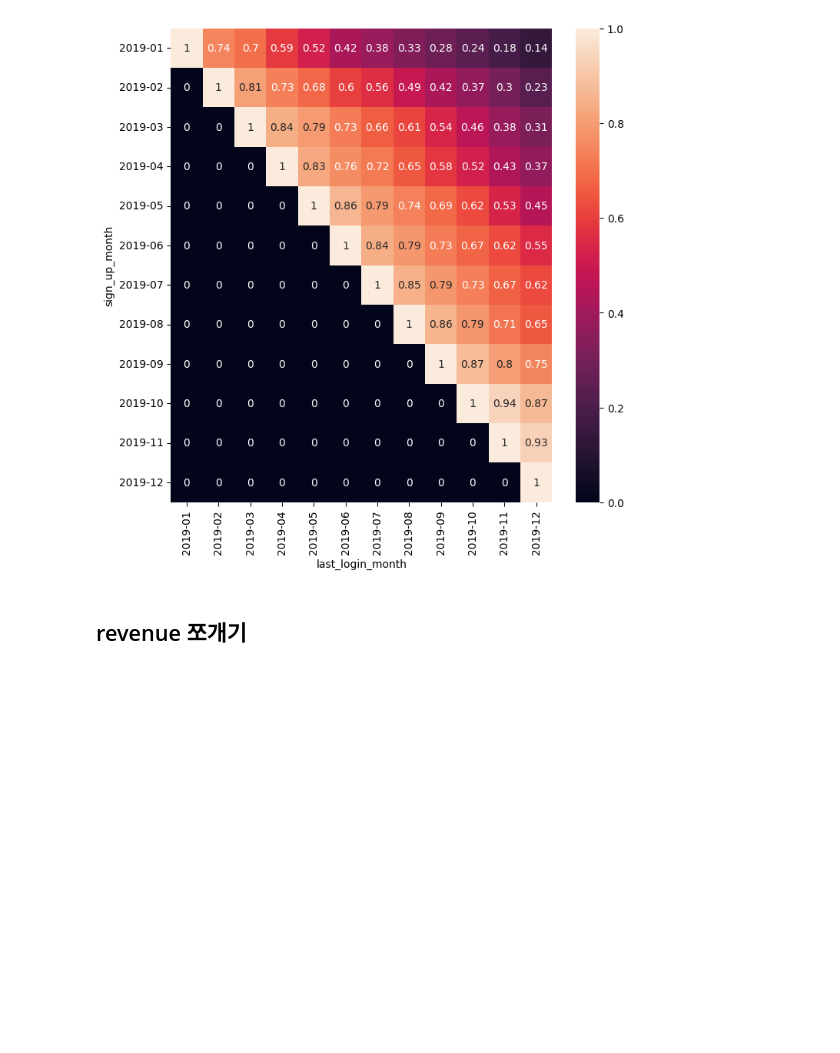
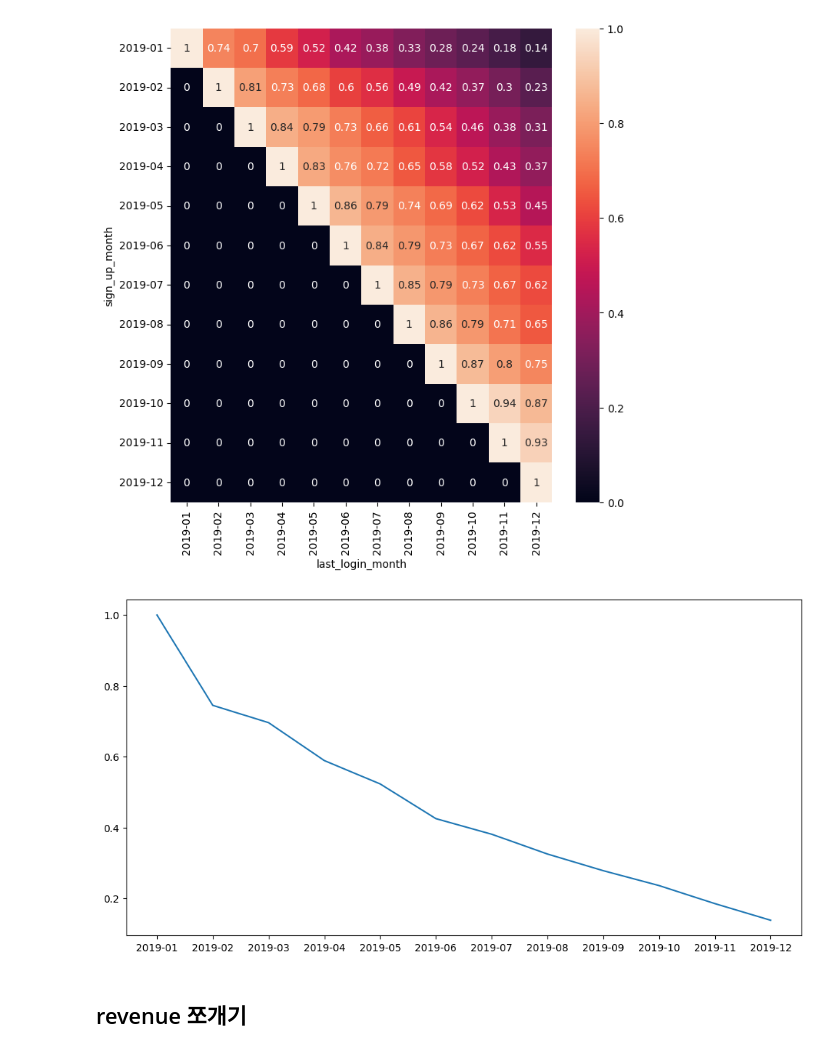
Before and after one commit to nyeokinyeoki/backup, a Jupyter notebook: data1.ipynb, the cells around one changed output. Cells and saved outputs as stored; diff of their text form; code cells hidden in the pictures; blank space fills up the shorter version.

Commit message:
Add files via upload
retention을 선 그래프로 시각화

```diff
--- a/data1.ipynb
+++ b/data1.ipynb
@@ -193,6 +193,15 @@ sns.heatmap(pv_rt_ratio_zero, annot=True)
 plt.show()
 # %% [output]
 [figure]
+# %%
+# retention을 선 그래프로 시각화
+
+plt.figure(figsize=(12,6))
+
+plt.plot(pv_rt_ratio.columns, pv_rt_ratio.iloc[0,:])
+plt.show()
+# %% [output]
+[figure, added]
 # %% [markdown]
 ## revenue 쪼개기
 # %%
```
Also changed, not shown: parts of 1 cell of this notebook.
